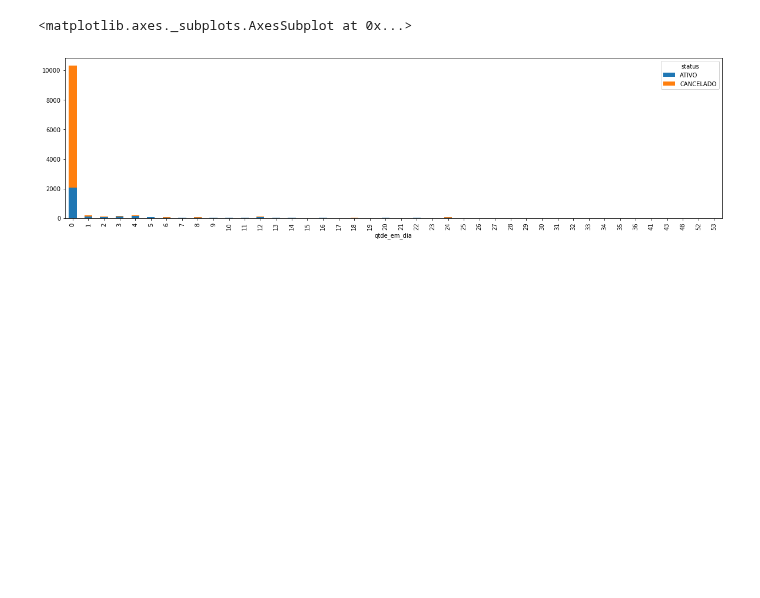
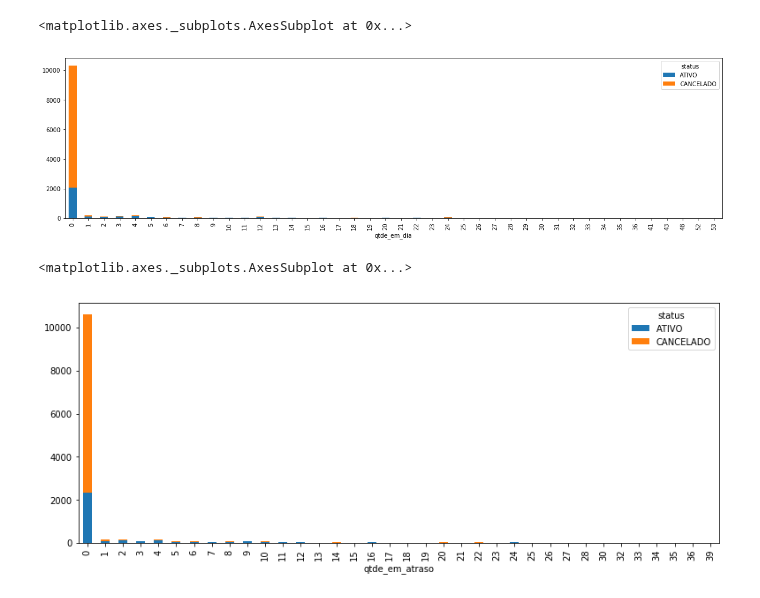
Before and after one commit to UesleiJf/projeto-preditivo, a Jupyter notebook: Churn_Rate.ipynb, the cells around one changed output. Drawn from its saved outputs; the diff is of its cells as text; code cells hidden in the pictures; blank space fills up the shorter version.

Commit message:
- relationship of variables status / qtde_em_atraso

```diff
--- a/Churn_Rate.ipynb
+++ b/Churn_Rate.ipynb
@@ -92,3 +92,9 @@ df.groupby(["qtde_em_dia", "status"]).size().unstack().plot(kind='bar', stacked=
 # %% [output]
 <matplotlib.axes._subplots.AxesSubplot at 0x...>
 [figure]
+# %%
+# Relação das variáveis status e quantidade de parcelas em atraso
+df.groupby(["qtde_em_atraso", "status"]).size().unstack().plot(kind='bar', stacked=True, figsize=(13,5))
+# %% [output]
+<matplotlib.axes._subplots.AxesSubplot at 0x...>
+[figure, added]
```
